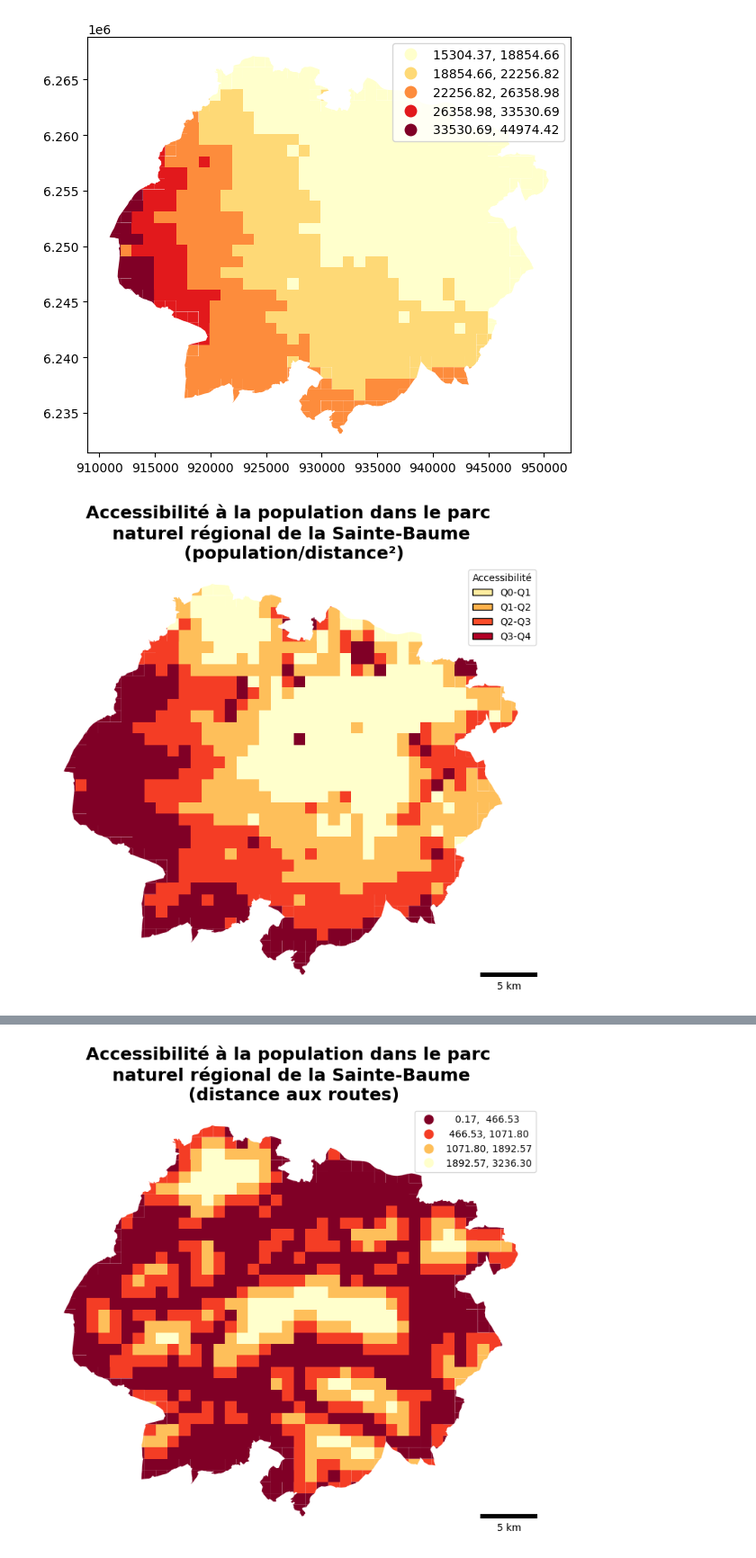
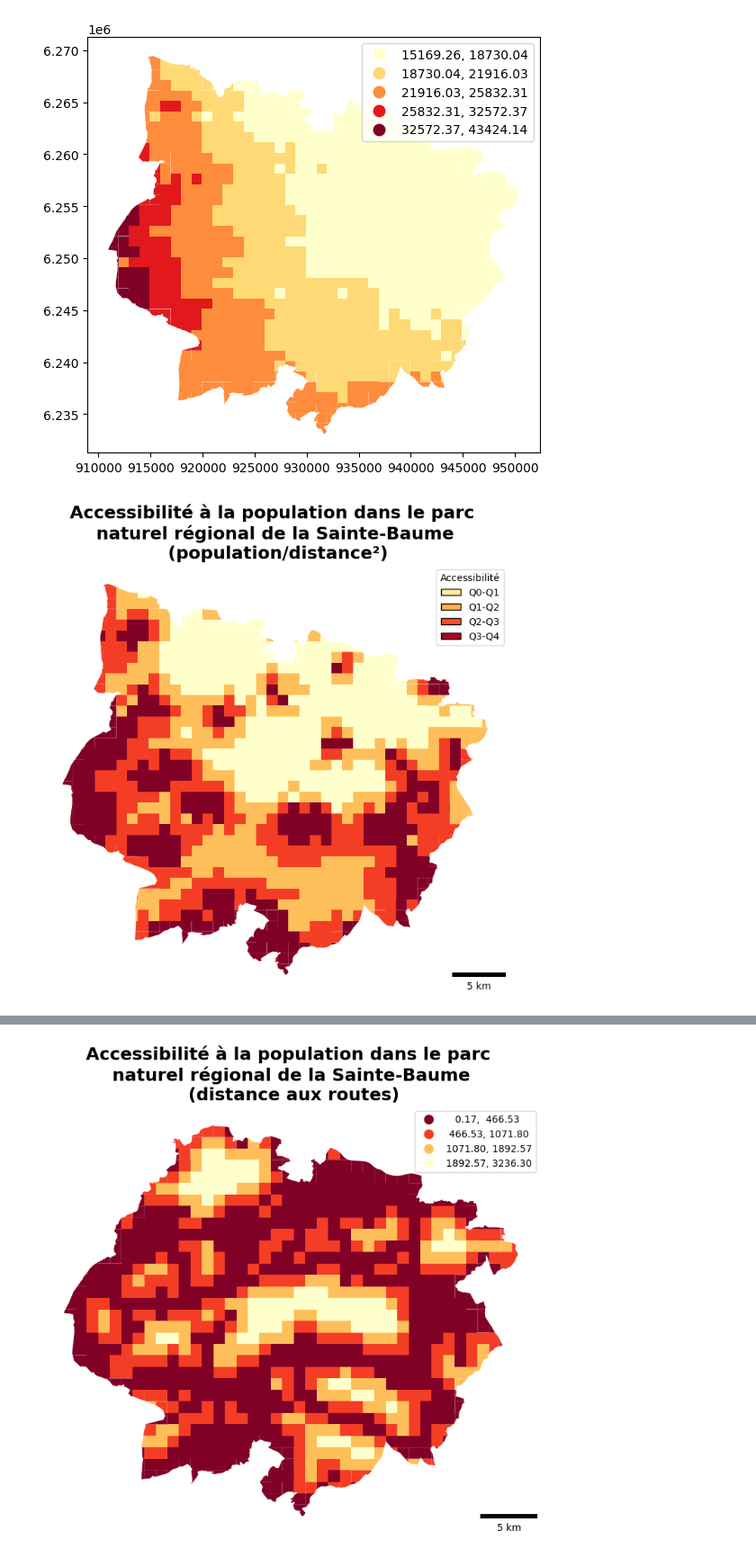
Before and after one commit to RESOTEC-inrae/Interaction_homme-nature_Flickr, a Jupyter notebook: test.ipynb, the cells around one changed output, grey strips where cells are left out. Shown at 90% size. Drawn from its saved outputs; the diff is of its cells as text; code cells hidden in the pictures.

```diff
--- a/test.ipynb
+++ b/test.ipynb
@@ -7,7 +7,7 @@ from matplotlib_scalebar.scalebar import ScaleBar
 
 name_territory = "Sainte-Baume"
 # %%
-grid= gpd.read_file(f"data_output/distance_pop_{name_territory}.shp")
+grid= gpd.read_file(f"data_output/final_result/{name_territory}.shp")
 print(grid.columns)
 # %% [output]
 Index(['sq_id_2X', 'square_id', 'nb_autumn', 'nb_spring', 'nb_summer',
@@ -43,30 +43,30 @@ scalebar = ScaleBar(1, units="m", location="lower right")
 ax.add_artist(scalebar)
 plt.show()
 # %% [output]
-[figure, old version]
+[figure, new version]
 # %%
 fig, ax = plt.subplots(figsize=(10, 8))
 
-grid.plot(ax =ax,column="access_rt", cmap="YlOrRd", scheme="Quantiles",k=4,legend=True)
+grid.plot(ax =ax,column="apl", cmap="YlOrRd", scheme="Quantiles",k=4,legend=True)
 ax.set_title("Accessibilité à la population dans le parc \n naturel régional de la Sainte-Baume \n (population/distance²)", fontsize=18, fontweight="bold")
 
 plt.axis("off")
 #ax.set_axis_off()
 
 
 
 legend_elements = [
     Patch(facecolor="#feeca0", edgecolor="black", label="Q0-Q1"),
     Patch(facecolor="#feb24c", edgecolor="black", label="Q1-Q2"),
     Patch(facecolor="#fc4e2a", edgecolor="black", label="Q2-Q3"),
     Patch(facecolor="#b10026", edgecolor="black", label="Q3-Q4")
 ]
 scalebar = ScaleBar(1, units="m", location="lower right")
 ax.add_artist(scalebar)
 ax.legend(handles=legend_elements, title="Accessibilité")
 plt.show()
 # %% [output]
-[figure, old version]
+[figure, new version]
 # %%
 fig, ax = plt.subplots(figsize=(10, 8))
 
```
Also changed, not shown: parts of 8 cells of this notebook, 7 other files.
